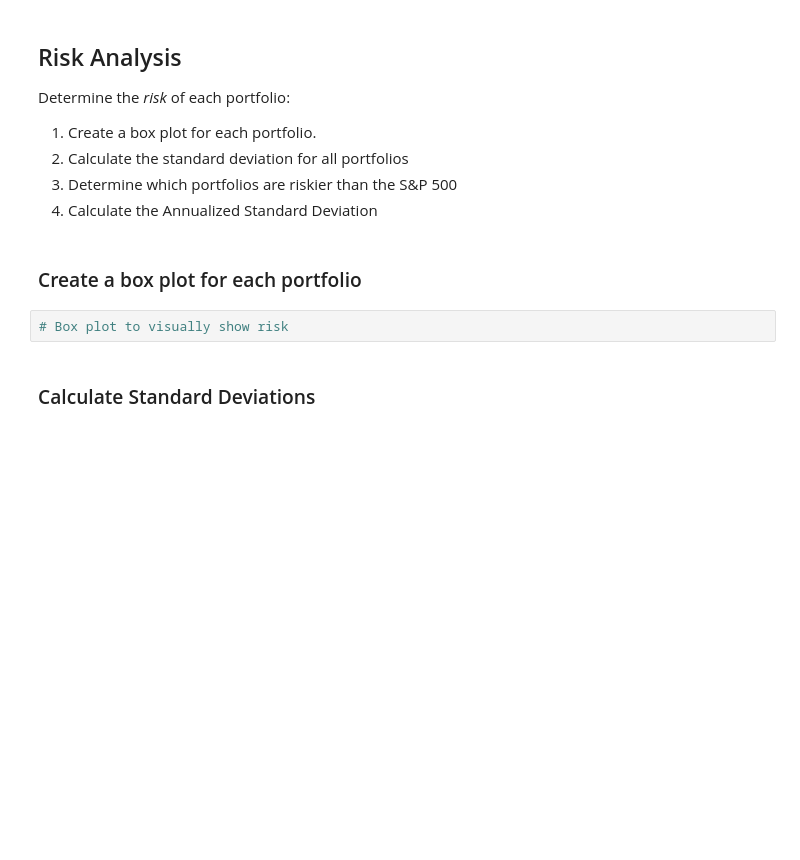
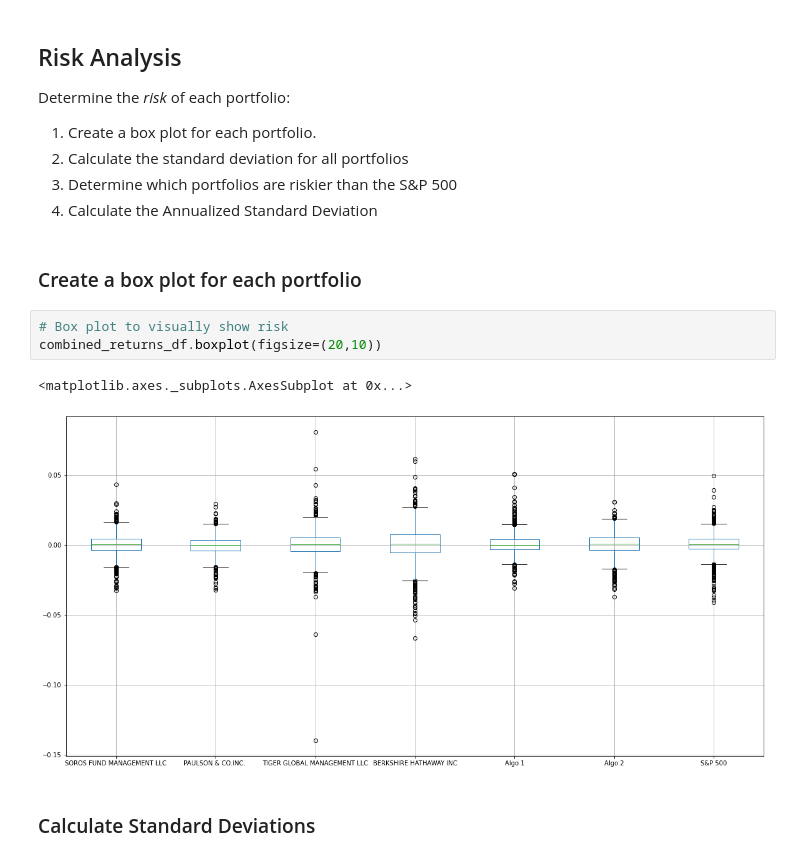
Before and after one commit to meowyen/hw4-whale-analysis, a Jupyter notebook: whale_analysis.ipynb, the cells around one changed output. Cells and saved outputs as stored; diff of their text form; blank space fills up the shorter version.

```diff
--- a/whale_analysis.ipynb
+++ b/whale_analysis.ipynb
@@ -127,6 +174,10 @@ Determine the _risk_ of each portfolio:
 ### Create a box plot for each portfolio
 # %%
 # Box plot to visually show risk
+combined_returns_df.boxplot(figsize=(20,10))
+# %% [output]
+<matplotlib.axes._subplots.AxesSubplot at 0x...>
+[figure, added]
 # %% [markdown]
 ### Calculate Standard Deviations
 # %%
```
Also changed, not shown: parts of 38 cells of this notebook, 1 other file.
